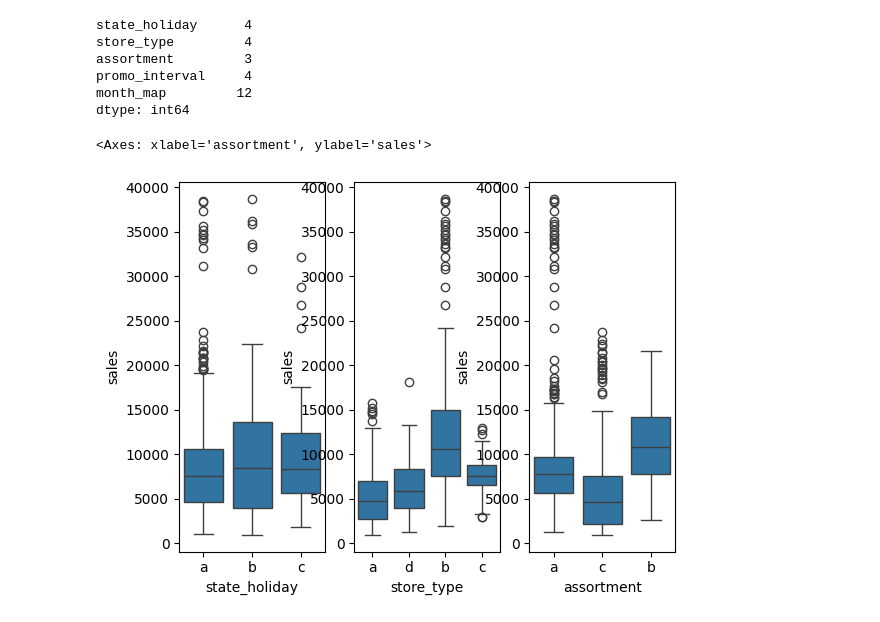
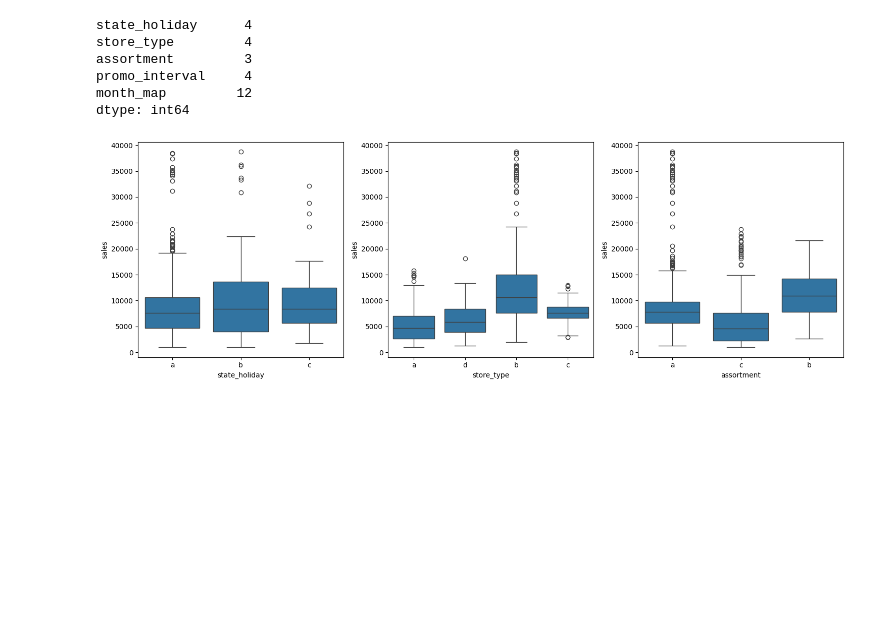
Before and after one commit to jessicannunes/Previsao_vendas_LojasRossmann, a Jupyter notebook: notbooks/m03_vd01_store_sales_prediction.ipynb, the cells around one changed output. Saved outputs shown, nothing was run; the diff lists cells and outputs as text; code cells hidden in the pictures; blank space fills up the shorter version.

```diff
--- a/notbooks/m03_vd01_store_sales_prediction.ipynb
+++ b/notbooks/m03_vd01_store_sales_prediction.ipynb
@@ -312,16 +314,21 @@ promo_interval     4
 month_map         12
 dtype: int64
 # %%
+# filter the sales > 0 and stores dosen't open in holyday
+aux1 = df2[(df2['state_holiday'] != '0' ) & (df2['sales'] > 0)]
 
-aux1 = df2[(df2['state_holiday'] != '0' ) & (df2['sales'] > 0)]
+plt.figure(figsize=(15, 5))
+
 plt.subplot(1,3,1)
 sns.boxplot(x='state_holiday', y='sales', data=aux1)
 
 plt.subplot(1,3,2)
 sns.boxplot(x='store_type', y='sales', data=aux1)
 
 plt.subplot(1,3,3)
 sns.boxplot(x='assortment', y='sales', data=aux1)
+
+plt.tight_layout()
+plt.show()
 # %% [output]
-<Axes: xlabel='assortment', ylabel='sales'>
-[figure, old version]
+[figure, new version]
```
Also changed, not shown: parts of 2 cells of this notebook.
